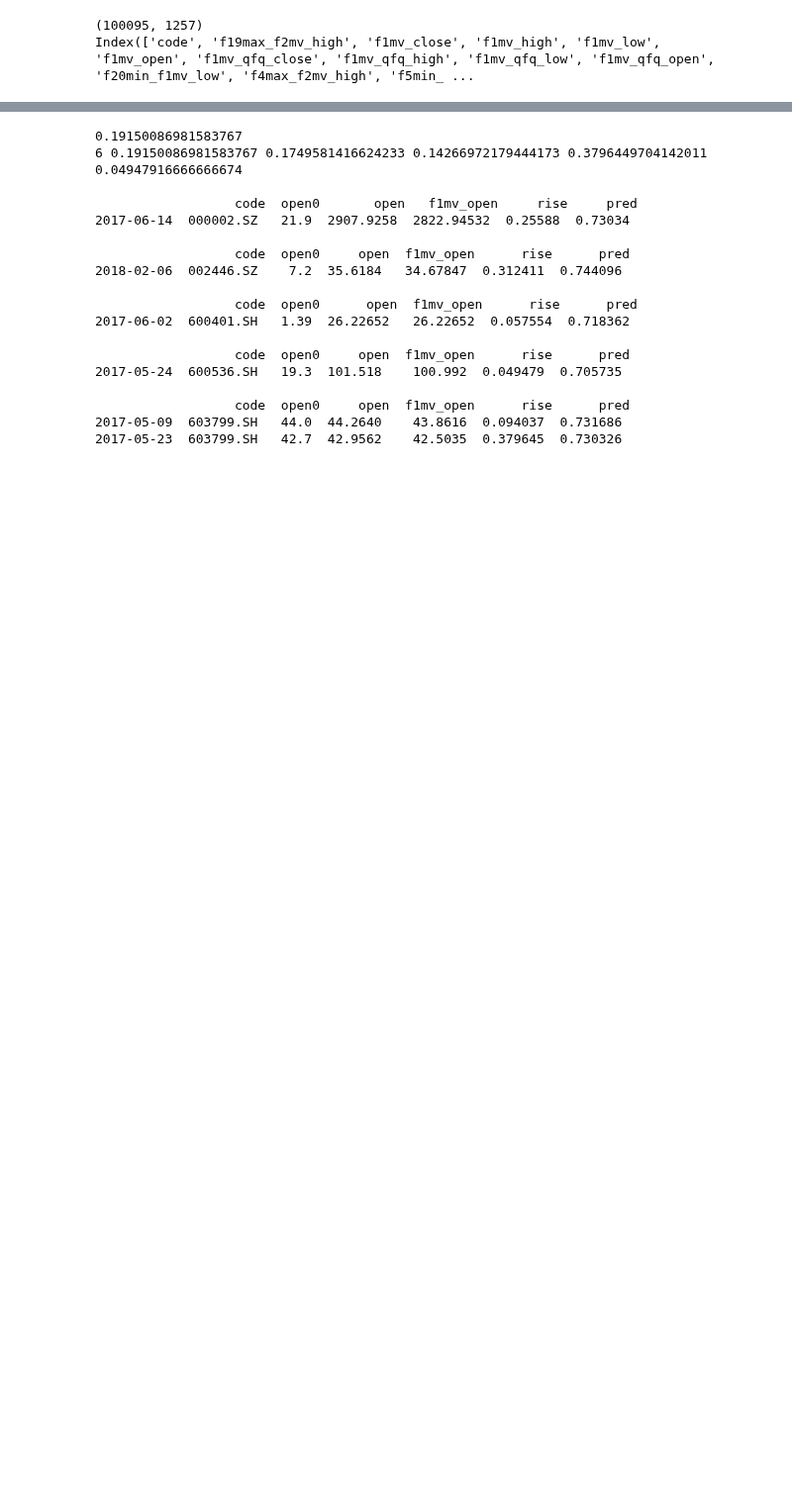
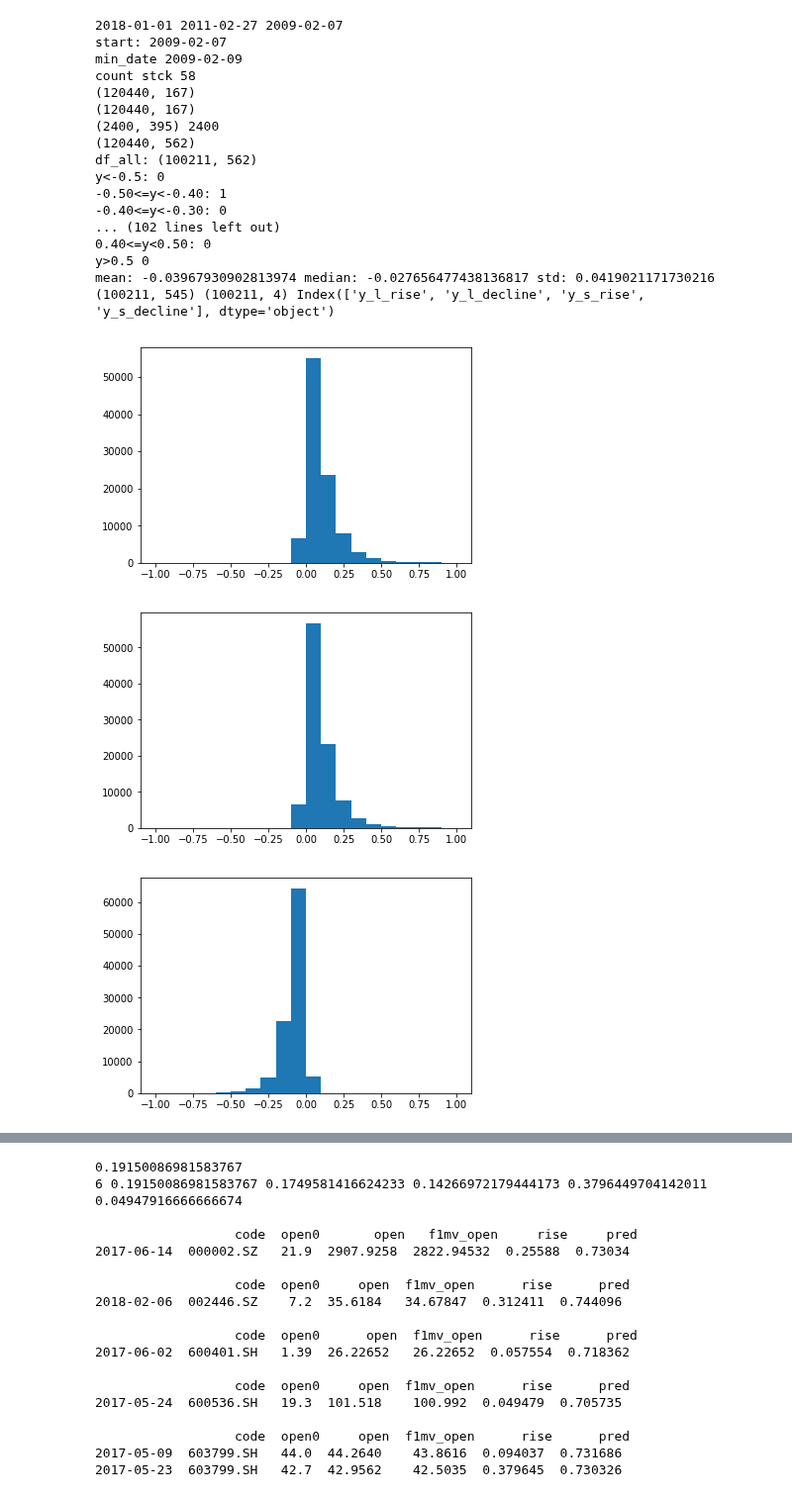
Before and after one commit to Bantorra0/Quant, a Jupyter notebook: test_clf.ipynb, the cells around one changed output, grey strips where cells are left out. Shown at 99% size. Drawn from its saved outputs; the diff is of its cells as text; code cells hidden in the pictures; blank space fills up the shorter version.

```diff
--- a/test_clf.ipynb
+++ b/test_clf.ipynb
@@ -20,41 +20,60 @@ targets = [{"period": 20, "fun": "max", "col": "high"},
            {"period": 20, "fun": "min", "col": "low"},
            {"period": 5, "fun": "max", "col": "high"},
            {"period": 5, "fun": "min", "col": "low"},
-           {"period": 20, "fun": "mean", "col": ""},]
+           # {"period": 20, "fun": "mean", "col": ""}
+           ]
 
 time_delta = datetime.timedelta(days=1)
 test_start = "2018-01-01"
 train_length = 2500
 max_feature_length = 750
 
 train_bound = datetime.datetime.strptime(test_start, const.DATE_FORMAT) - train_length * time_delta
 train_bound = datetime.datetime.strftime(train_bound, const.DATE_FORMAT)
 
 lower_bound = datetime.datetime.strptime(train_bound, const.DATE_FORMAT) - max_feature_length * time_delta
 lower_bound = datetime.datetime.strftime(lower_bound, const.DATE_FORMAT)
 print(test_start,train_bound,lower_bound)
 
 df_all, cols_future = ml_model.gen_data(targets=targets,
                                         lower_bound=lower_bound,
                                         start=train_bound,
                                         stock_pool=None)
 
 print("df_all:", df_all.shape)
 trading_date_idxes = df_all.index.unique().sort_values(ascending=True)
 
 X = ml_model.gen_X(df_all, cols_future)
 
-# paras = [("y_l_rise", {"pred_period": 20, "is_high": True, "is_clf": False,"threshold":0.2}, df_all),
-#          ("y_l_decline", {"pred_period": 20, "is_high": False, "is_clf": False, "threshold":0.2}, df_all),
-#          ("y_s_rise", {"pred_period": 5, "is_high": True, "is_clf": False,"threshold":0.1}, df_all),
-#          ("y_s_decline", {"pred_period": 5, "is_high": False, "is_clf": False,"threshold":0.1}, df_all), ]
+paras = [("y_l_rise", {"pred_period": 20, "is_high": True, "is_clf": False,"threshold":0.2}, df_all),
+         ("y_l_decline", {"pred_period": 20, "is_high": False, "is_clf": False, "threshold":0.2}, df_all),
+         ("y_s_rise", {"pred_period": 5, "is_high": True, "is_clf": False,"threshold":0.1}, df_all),
+         ("y_s_decline", {"pred_period": 5, "is_high": False, "is_clf": False,"threshold":0.1}, df_all), ]
 
-paras = [("y_l", {"pred_period": 20, "is_high": True, "is_clf": False,
-                       "threshold":0.1}, df_all)]
+# paras = [("y_l", {"pred_period": 20, "is_high": True, "is_clf": False,
+#                        "threshold":0.1}, df_all)]
 Y = pd.concat([ml_model.gen_y(v2, **v1) for k, v1, v2 in paras], axis=1)
 Y.columns = [k for k, _, _ in paras]
 Y.index = X.index
 print(X.shape, Y.shape, Y.columns)
 # %% [output]
-(100095, 1257)
-Index(['code', 'f19max_f2mv_high', 'f1mv_close', 'f1mv_high', 'f1mv_low', 'f1mv_open', 'f1mv_qfq_close', 'f1mv_qfq_high', 'f1mv_qfq_low', 'f1mv_qfq_open', 'f20min_f1mv_low', 'f4max_f2mv_high', 'f5min_ ...
+2018-01-01 2011-02-27 2009-02-07
+start: 2009-02-07
+min_date 2009-02-09
+count stck 58
+(120440, 167)
+(120440, 167)
+(2400, 395) 2400
+(120440, 562)
+df_all: (100211, 562)
+y<-0.5: 0
+-0.50<=y<-0.40: 1
+-0.40<=y<-0.30: 0
+... (102 lines left out)
+0.40<=y<0.50: 0
+y>0.5 0
+mean: -0.03967930902813974 median: -0.027656477438136817 std: 0.0419021171730216
+(100211, 545) (100211, 4) Index(['y_l_rise', 'y_l_decline', 'y_s_rise', 'y_s_decline'], dtype='object')
+[figure, added]
+[figure, added]
+[figure, added]
```
Also changed, not shown: parts of 10 cells of this notebook, 3 other files.
